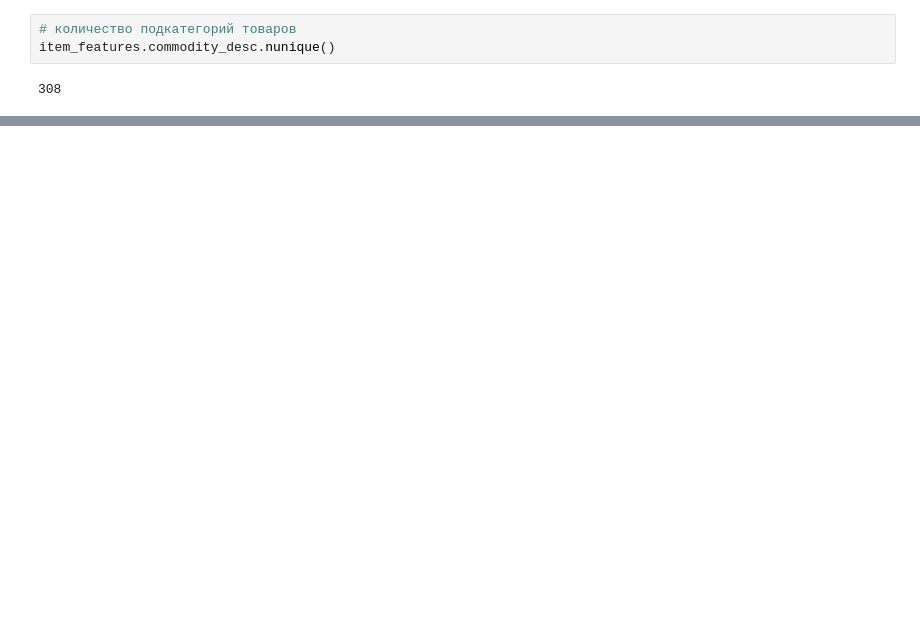
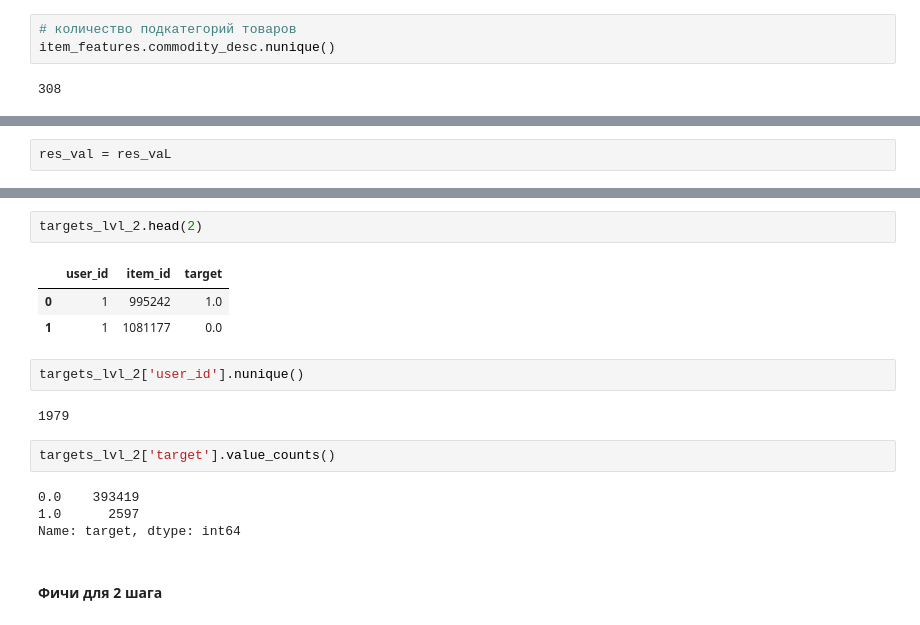
Before and after one commit to VokiVon-P/GB_recommendation, a Jupyter notebook: rr_project/rr_project.ipynb, the cells around one changed output, grey strips where cells are left out. Drawn from its saved outputs; the diff is of its cells as text; blank space fills up the shorter version.

```diff
--- a/rr_project/rr_project.ipynb
+++ b/rr_project/rr_project.ipynb
@@ -193,0 +305,2 @@ r_als.apply(lambda row: money_precision_at_k(row['recomendation'], row['actual']
+# %%
+res_val = res_vaL
@@ -193,0 +361,18 @@ r_als.apply(lambda row: money_precision_at_k(row['recomendation'], row['actual']
+# %%
+targets_lvl_2.head(2)
+# %% [output]
+|  | user_id | item_id | target |
+| 0 | 1 | 995242 | 1.0 |
+| 1 | 1 | 1081177 | 0.0 |
+# %%
+targets_lvl_2['user_id'].nunique()
+# %% [output]
+1979
+# %%
+targets_lvl_2['target'].value_counts()
+# %% [output]
+0.0    393419
+1.0      2597
+Name: target, dtype: int64
+# %% [markdown]
+#### Фичи для 2 шага
```
Also changed, not shown: parts of 52 cells of this notebook, 2 other files.
